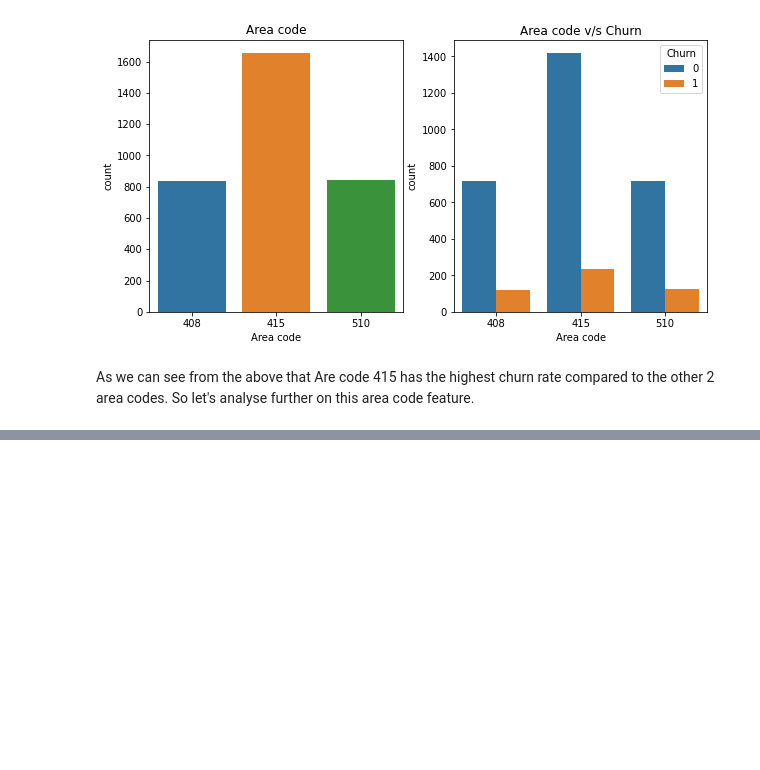
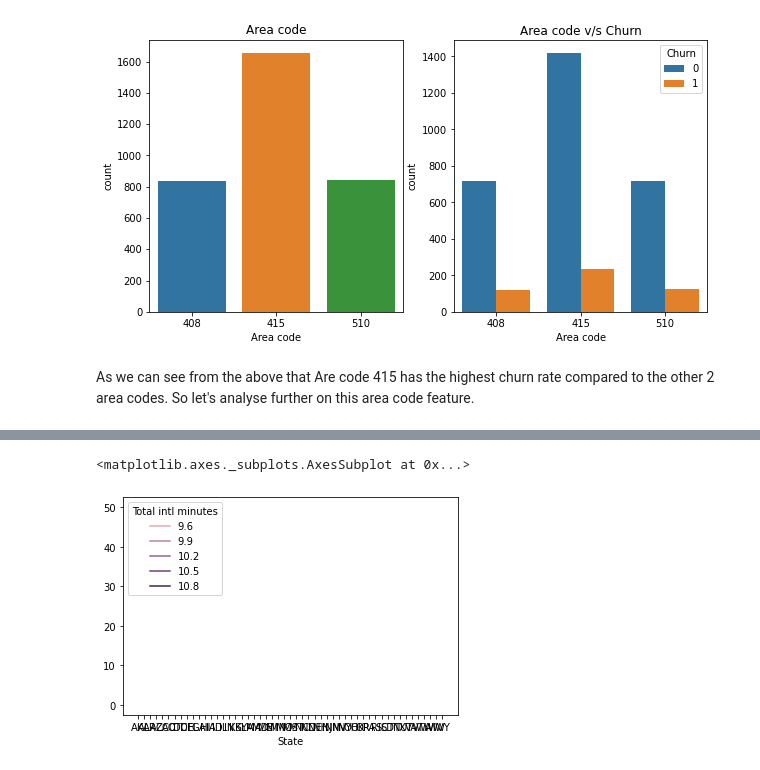
Before and after one commit to shyamsundar-v/Telecom-Churn-Analysis, a Jupyter notebook: Telecom_Churn_Analysis_Capstone_Project.ipynb, the cells around one changed output, grey strips where cells are left out. Saved outputs shown, nothing was run; the diff lists cells and outputs as text; code cells hidden in the pictures; blank space fills up the shorter version.

```diff
--- a/Telecom_Churn_Analysis_Capstone_Project.ipynb
+++ b/Telecom_Churn_Analysis_Capstone_Project.ipynb
@@ -475,0 +508,3 @@ As we can see from the above that Are code 415 has the highest churn rate compar
+# %%
+int_df = tel_df.groupby(['State'])[['Total intl minutes','Total intl calls','Total intl charge']].mean()
+int_df
@@ -475,0 +530,5 @@ As we can see from the above that Are code 415 has the highest churn rate compar
+# %%
+sns.lineplot(x='State',y=[i for i in range(0,51)],hue='Total intl minutes',data=int_df)
+# %% [output]
+<matplotlib.axes._subplots.AxesSubplot at 0x...>
+[figure, added]
```
Also changed, not shown: parts of 12 cells of this notebook.
